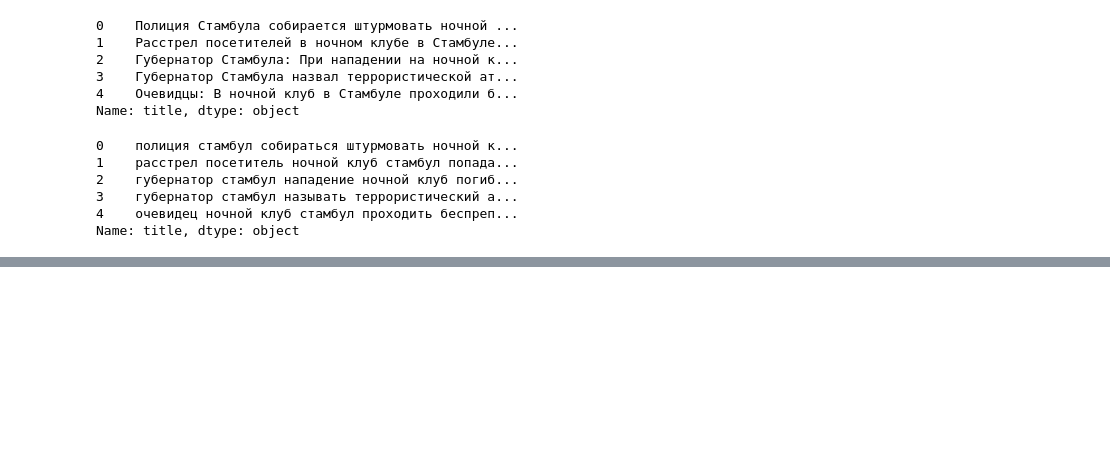
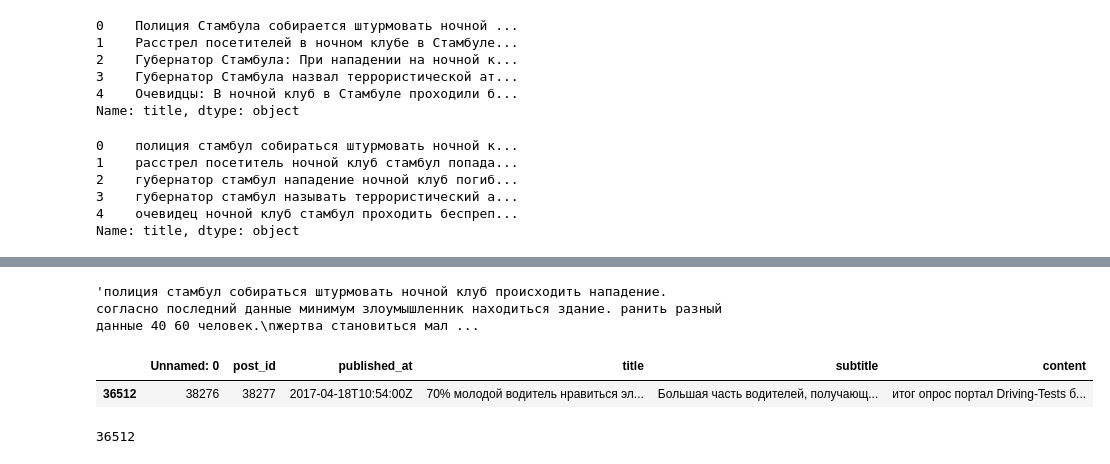
Before and after one commit to andrey-golubev/python-sandbox, a Jupyter notebook: nlp/news_similarity.ipynb, the cells around one changed output, grey strips where cells are left out. Saved outputs shown, nothing was run; the diff lists cells and outputs as text; code cells hidden in the pictures; blank space fills up the shorter version.

```diff
--- a/nlp/news_similarity.ipynb
+++ b/nlp/news_similarity.ipynb
@@ -214,0 +227,2 @@ NameError: name 'stop_words' is not defined
+# %%
+news_df['content'] = new_content
@@ -214,0 +249,4 @@ NameError: name 'stop_words' is not defined
+# %%
+news_df['content'][0]
+# %% [output]
+'полиция стамбул собираться штурмовать ночной клуб происходить нападение. согласно последний данные минимум злоумышленник находиться здание. ранить разный данные 40 60 человек.\nжертва становиться мал ...
@@ -214,0 +259,6 @@ NameError: name 'stop_words' is not defined
+# %%
+# news_df.loc[news_df['post_id'] == sample_df['id'][0].split("_")[0]]
+news_df.loc[news_df['post_id'] == 38277]
+# %% [output]
+|  | Unnamed: 0 | post_id | published_at | title | subtitle | content |
+| 36512 | 38276 | 38277 | 2017-04-18T10:54:00Z | 70% молодой водитель нравиться эл... | Большая часть водителей, получающ... | итог опрос портал Driving-Tests б... |
@@ -214,0 +273,4 @@ NameError: name 'stop_words' is not defined
+# %%
+get_index(news_df, 38277)
+# %% [output]
+36512
```
Also changed, not shown: parts of 23 cells of this notebook.
